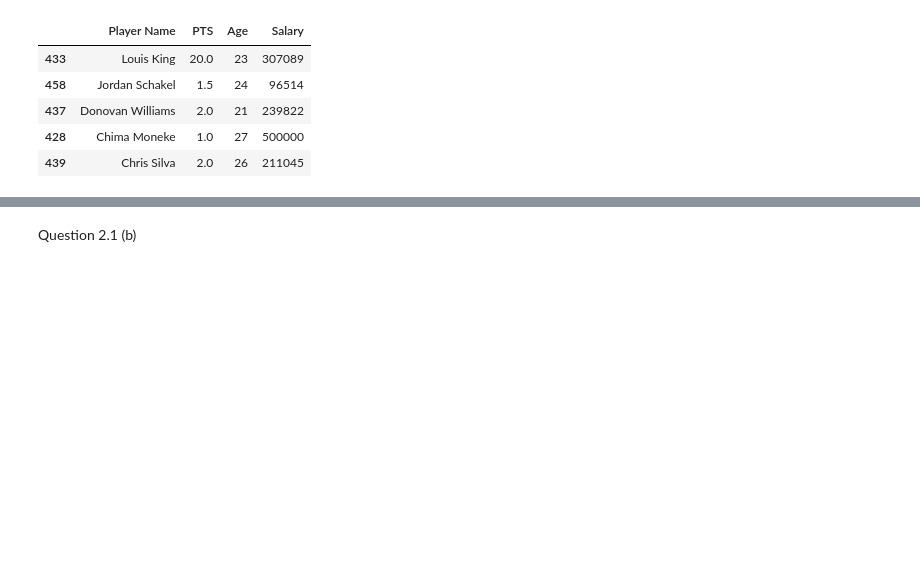
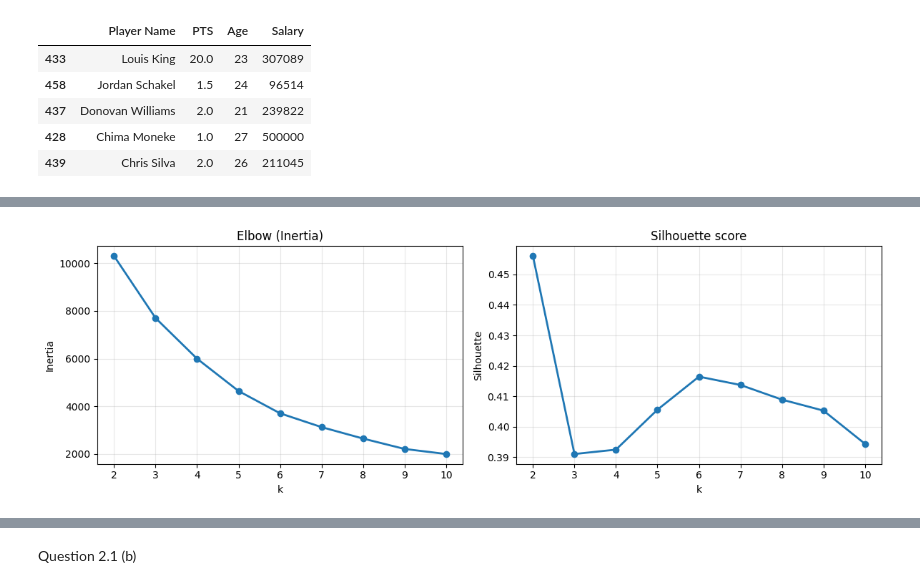
Before and after one commit to jamesofcode/nba-dimensionality-reduction, a Jupyter notebook: assignment2.ipynb, the cells around one changed output, grey strips where cells are left out. Saved outputs shown, nothing was run; the diff lists cells and outputs as text; code cells hidden in the pictures; blank space fills up the shorter version.

```diff
--- a/assignment2.ipynb
+++ b/assignment2.ipynb
@@ -512,0 +515,82 @@ df.iloc[worst_idx][["Player Name", "PTS", "Age", "Salary"]]
+# %%
+import numpy as np
+import matplotlib.pyplot as plt
+from sklearn.cluster import KMeans
+from sklearn.metrics import silhouette_score
+
+# safety: ensure we have the 2-D embedding
+assert 'X_encoded' in globals() and X_encoded.shape[1] == 2, "X_encoded (n×2) not found."
+
+K_range = range(2, 11)
+inertias, sils = [], []
+
+for k in K_range:
+    km = KMeans(n_clusters=k, n_init=25, random_state=42)
+    lab = km.fit_predict(X_encoded)
+    inertias.append(km.inertia_)
+    sils.append(silhouette_score(X_encoded, lab))
+
+fig, ax = plt.subplots(1, 2, figsize=(12, 4))
+ax[0].plot(list(K_range), inertias, 'o-', lw=2)
+ax[0].set_title("Elbow (Inertia)"); ax[0].set_xlabel("k"); ax[0].set_ylabel("Inertia"); ax[0].grid(True, alpha=.3)
+
+ax[1].plot(list(K_range), sils, 'o-', lw=2)
+ax[1].set_title("Silhouette score"); ax[1].set_xlabel("k"); ax[1].set_ylabel("Silhouette"); ax[1].grid(True, alpha=.3)
+plt.tight_layout(); plt.show()
+
+print("Silhouette by k:")
+for k, s in zip(K_range, sils):
+    print(f"  k={k}: {s:.3f}")
+
+best_k = int(K_range[int(np.argmax(sils))])
+print(f"\nAuto-selected k (max silhouette): {best_k}")
+
+k = best_k
+
+kmeans = KMeans(n_clusters=k, n_init=25, random_state=42)
+labels = kmeans.fit_predict(X_encoded)
+centroids = kmeans.cluster_centers_
+
+# scatter colored by cluster
+plt.figure(figsize=(9, 7))
+sc = plt.scatter(X_encoded[:, 0], X_encoded[:, 1],
+                 c=labels, cmap='tab10', s=40, alpha=0.8,
+                 edgecolors='k', linewidths=0.4)
+plt.scatter(centroids[:, 0], centroids[:, 1],
+            c='yellow', edgecolors='black', s=250, marker='X', label='centroids')
+plt.xlabel("Encoded Dimension 1"); plt.ylabel("Encoded Dimension 2")
+plt.title(f"AE (2D) + K-Means (k={k})")
+plt.legend(loc='best'); plt.grid(True, alpha=.3)
+plt.tight_layout(); plt.show()
+
+# quick cluster stats
+import pandas as pd
+unique, counts = np.unique(labels, return_counts=True)
+print(f"Cluster sizes (k={k}):")
+for c, n in zip(unique, counts):
+    print(f"  cluster {c}: {n}")
+
+dfAE = dfCleaned.copy()
+dfAE['Cluster_AE'] = labels
+
+# shows top differentiators (z-scores) per cluster
+num_cols = dfAE.select_dtypes(include=np.number).columns
+global_mean, global_std = dfAE[num_cols].mean(), dfAE[num_cols].std(ddof=0)
+z_by_cluster = (dfAE.groupby('Cluster_AE')[num_cols].mean() - global_mean) / global_std
+
+print("\nTop 5 differentiators per cluster (z-score):")
+for c in unique:
+    z = z_by_cluster.loc[c].dropna().sort_values(ascending=False)
+    up = [f"{feat}:+{val:.2f}σ" for feat, val in z.head(5).items()]
+    dn = [f"{feat}:{val:.2f}σ"  for feat, val in z.tail(5).items()]
+    print(f"\nCluster {c}:\n  ↑ {up}\n  ↓ {dn}")
+
+# shows a few example players per cluster (if your df has names)
+if 'Player Name' in dfAE.columns and 'PTS' in dfAE.columns:
+    for c in unique:
+        samp = (dfAE[dfAE['Cluster_AE'] == c]
+                .nlargest(5, 'PTS')[['Player Name', 'PTS', 'Age', 'MP']])
+        print(f"\nCluster {c} — top 5 by PTS:")
+        print(samp.to_string(index=False))
+# %% [output]
+[figure, added]
```
Also changed, not shown: parts of 4 cells of this notebook.
